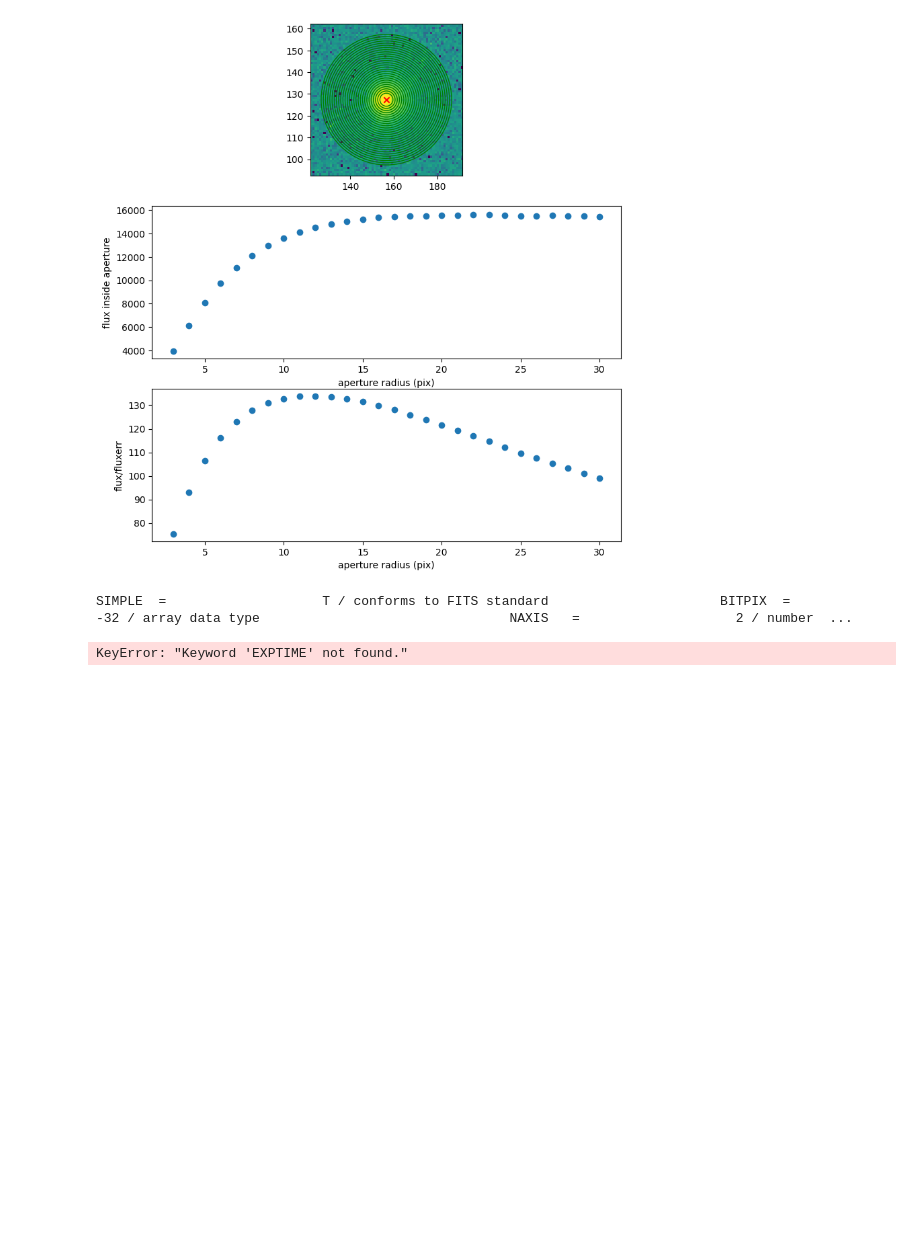
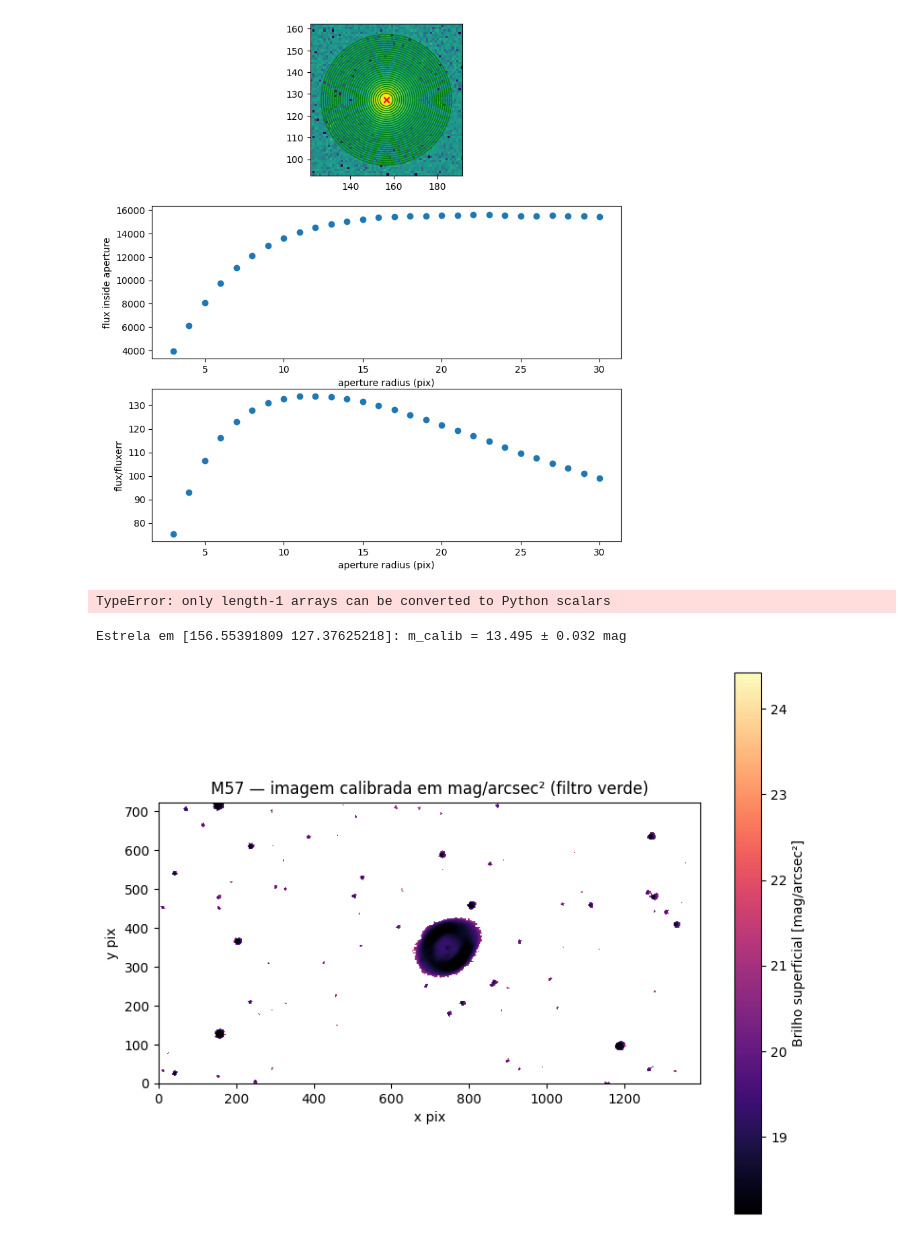
Before and after one commit to Sp3ter04/ObservatoryLaboratory, a Jupyter notebook: V-aperture_photometry.ipynb, the cells around one changed output. Saved outputs shown, nothing was run; the diff lists cells and outputs as text; code cells hidden in the pictures; blank space fills up the shorter version.

Commit message:
aperturee

```diff
--- a/V-aperture_photometry.ipynb
+++ b/V-aperture_photometry.ipynb
@@ -162,16 +162,58 @@ Text(0, 0.5, 'flux/fluxerr')
 [figure]
 # %%
 ## Final flux and error at a given radius. All stars in the same image should have SAME radius
-radius = 22 # (CHANGE TO YOUR RADIUS!) -choose radius (here large radius since curve of growth is nice -it has an asymptotic value- but if not take a smaller radius where S/N is high, i.e ~16 in this example)
+radius = 2 # (CHANGE TO YOUR RADIUS!) -choose radius (here large radius since curve of growth is nice -it has an asymptotic value- but if not take a smaller radius where S/N is high, i.e ~16 in this example)
 flux = y[np.round(radii) == np.round(radius)]
 error = ery[np.round(radii) == np.round(radius)]
 hdu = fits.open(dir + "m57_blue_bkg.fits")
 header = hdu[0].header #reads the header
-print(header)
-xtime = header['EXPTIME'] #exposure time
-print(header)
+xtimegreen= 30.0 # CHANGE TO YOUR EXPOSURE TIME (s) -check header keyword EXPTIME
 print("    Star flux (counts): %f +/- %f" %(flux,error))
-print("    Star flux (counts) per second: %f +/- %f" %(flux/xtime,error/xtime))
+print("    Star flux (counts) per second: %f +/- %f" %(flux/xtimegreen,error/xtimegreen))
 # %% [output]
-SIMPLE  =                    T / conforms to FITS standard                      BITPIX  =                  -32 / array data type                                NAXIS   =                    2 / number  ...
+TypeError: only length-1 arrays can be converted to Python scalars
-KeyError: "Keyword 'EXPTIME' not found."
+# %%
+# Magnitude calibrada integrada da estrela em 'position' (mesma abertura 'radius')
+from photutils.aperture import CircularAperture, aperture_photometry
+import numpy as np
+
+# 1) photometria na mesma abertura
+ap_star = CircularAperture(position, r=radius)
+phot_star = aperture_photometry(image - bkg.background, ap_star, error=erimage)
+F_star = float(phot_star['aperture_sum']) / float(xtimegreen)      # counts/s
+dF_star = float(phot_star['aperture_sum_err']) / float(xtimegreen) # counts/s
+
+# 2) magnitude calibrada com o teu zero-point (ZP) já calculado
+m_inst_star = -2.5 * np.log10(F_star)
+m_calib_star = m_inst_star + ZP
+dm_star = 1.085736 * (dF_star / F_star)          # erro fotométrico
+dm_ZP = ZP_err if 'ZP_err' in locals() else 0.03 # se definiste ZP_err; senão usa erro do cat.
+m_calib_err = (dm_star**2 + dm_ZP**2) ** 0.5
+
+print(f"Estrela em {position}: m_calib = {m_calib_star:.3f} ± {m_calib_err:.3f} mag")
+
+# já deves ter 'mu' (imagem calibrada em mag/arcsec²) calculada antes
+# se não, refaz: mu = -2.5*np.log10(img_cps_safe/pix_area) + ZP
+
+plt.figure(figsize=(8,6))
+
+finite = np.isfinite(mu)
+if np.any(finite):
+    # intervalo de contraste: mais claro = mais brilhante
+    vmin = np.nanpercentile(mu, 95)   # limite "escuro"
+    vmax = np.nanpercentile(mu, 5)    # limite "brilhante"
+else:
+    vmin, vmax = None, None
+
+im = plt.imshow(mu, origin='lower', cmap='magma', vmin=vmin, vmax=vmax)
+cbar = plt.colorbar(im)
+cbar.set_label("Brilho superficial [mag/arcsec²]")
+
+plt.title("M57 — imagem calibrada em mag/arcsec² (filtro verde)")
+plt.xlabel("x pix")
+plt.ylabel("y pix")
+plt.tight_layout()
+plt.show()
+# %% [output]
+Estrela em [156.55391809 127.37625218]: m_calib = 13.495 ± 0.032 mag
+[figure, added]
```
Also changed, not shown: parts of 3 cells of this notebook.
